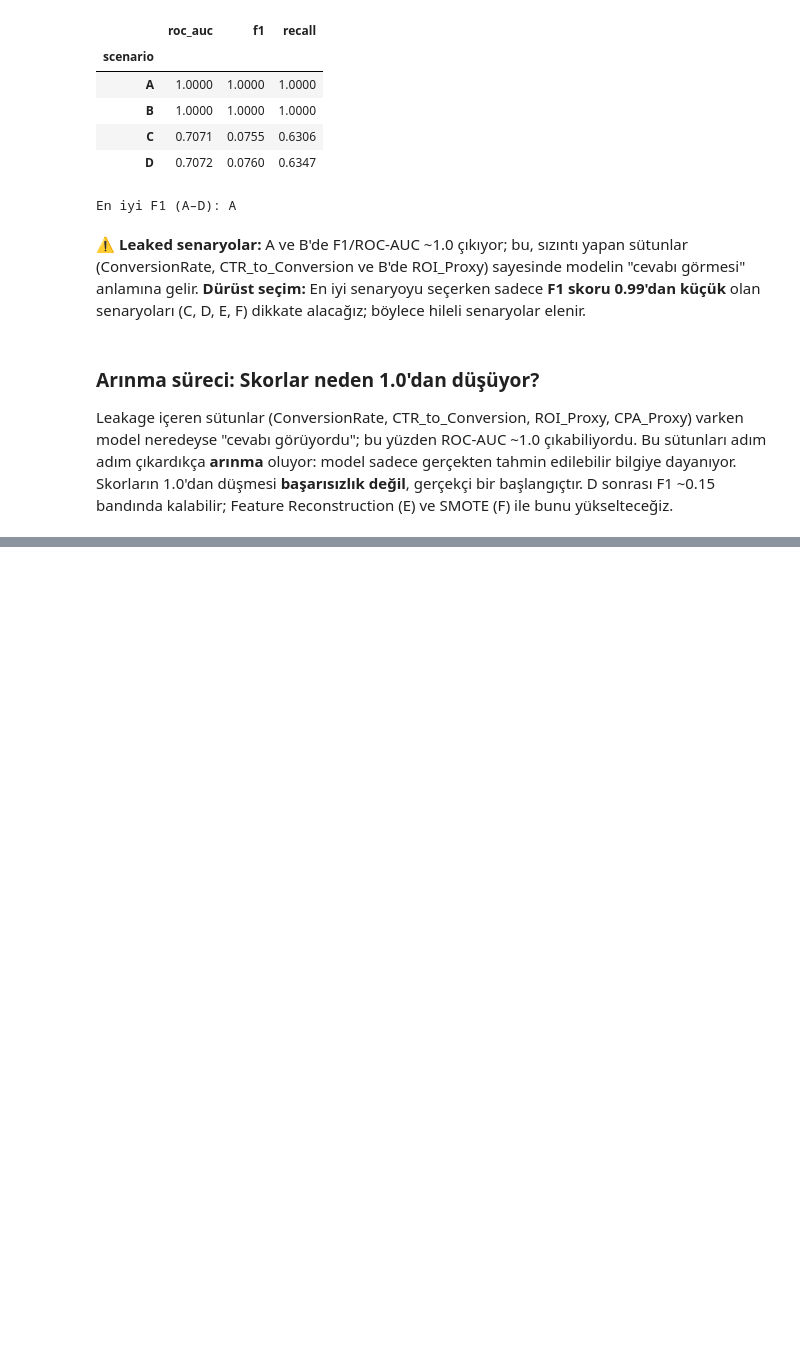
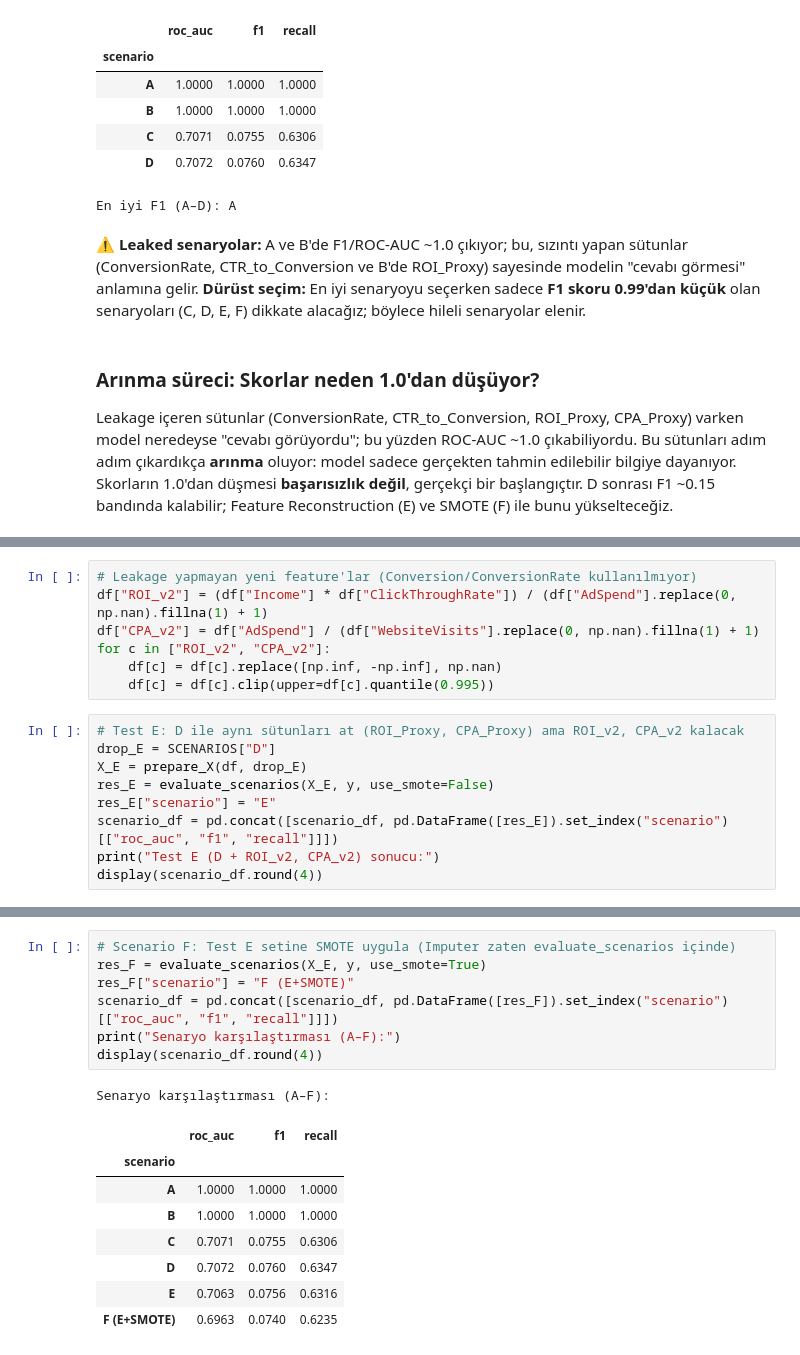
Before and after one commit to barkobt/tubitak-marketing-analytics, a Jupyter notebook: notebooks/04_model_comparison.ipynb, the cells around one changed output, grey strips where cells are left out. Cells and saved outputs as stored; diff of their text form; blank space fills up the shorter version.

```diff
--- a/notebooks/04_model_comparison.ipynb
+++ b/notebooks/04_model_comparison.ipynb
@@ -153,0 +158,16 @@ Leakage içeren sütunlar (ConversionRate, CTR_to_Conversion, ROI_Proxy, CPA_Pro
+# %%
+# Leakage yapmayan yeni feature'lar (Conversion/ConversionRate kullanılmıyor)
+df["ROI_v2"] = (df["Income"] * df["ClickThroughRate"]) / (df["AdSpend"].replace(0, np.nan).fillna(1) + 1)
+df["CPA_v2"] = df["AdSpend"] / (df["WebsiteVisits"].replace(0, np.nan).fillna(1) + 1)
+for c in ["ROI_v2", "CPA_v2"]:
+    df[c] = df[c].replace([np.inf, -np.inf], np.nan)
+    df[c] = df[c].clip(upper=df[c].quantile(0.995))
+# %%
+# Test E: D ile aynı sütunları at (ROI_Proxy, CPA_Proxy) ama ROI_v2, CPA_v2 kalacak
+drop_E = SCENARIOS["D"]
+X_E = prepare_X(df, drop_E)
+res_E = evaluate_scenarios(X_E, y, use_smote=False)
+res_E["scenario"] = "E"
+scenario_df = pd.concat([scenario_df, pd.DataFrame([res_E]).set_index("scenario")[["roc_auc", "f1", "recall"]]])
+print("Test E (D + ROI_v2, CPA_v2) sonucu:")
+display(scenario_df.round(4))
@@ -153,0 +187,17 @@ Leakage içeren sütunlar (ConversionRate, CTR_to_Conversion, ROI_Proxy, CPA_Pro
+# %%
+# Scenario F: Test E setine SMOTE uygula (Imputer zaten evaluate_scenarios içinde)
+res_F = evaluate_scenarios(X_E, y, use_smote=True)
+res_F["scenario"] = "F (E+SMOTE)"
+scenario_df = pd.concat([scenario_df, pd.DataFrame([res_F]).set_index("scenario")[["roc_auc", "f1", "recall"]]])
+print("Senaryo karşılaştırması (A–F):")
+display(scenario_df.round(4))
+# %% [output]
+Senaryo karşılaştırması (A–F):
+|  | roc_auc | f1 | recall |
+| scenario |  |  |  |
+| A | 1.0000 | 1.0000 | 1.0000 |
+| B | 1.0000 | 1.0000 | 1.0000 |
+| C | 0.7071 | 0.0755 | 0.6306 |
+| D | 0.7072 | 0.0760 | 0.6347 |
+| E | 0.7063 | 0.0756 | 0.6316 |
+| F (E+SMOTE) | 0.6963 | 0.0740 | 0.6235 |
```
Also changed, not shown: parts of 13 cells of this notebook, 1 other file.
